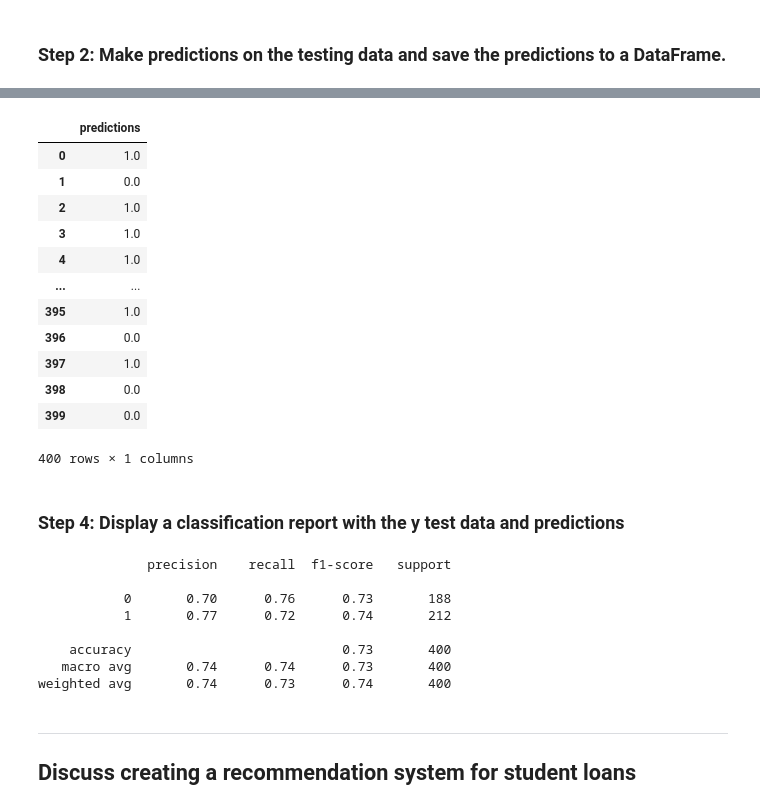
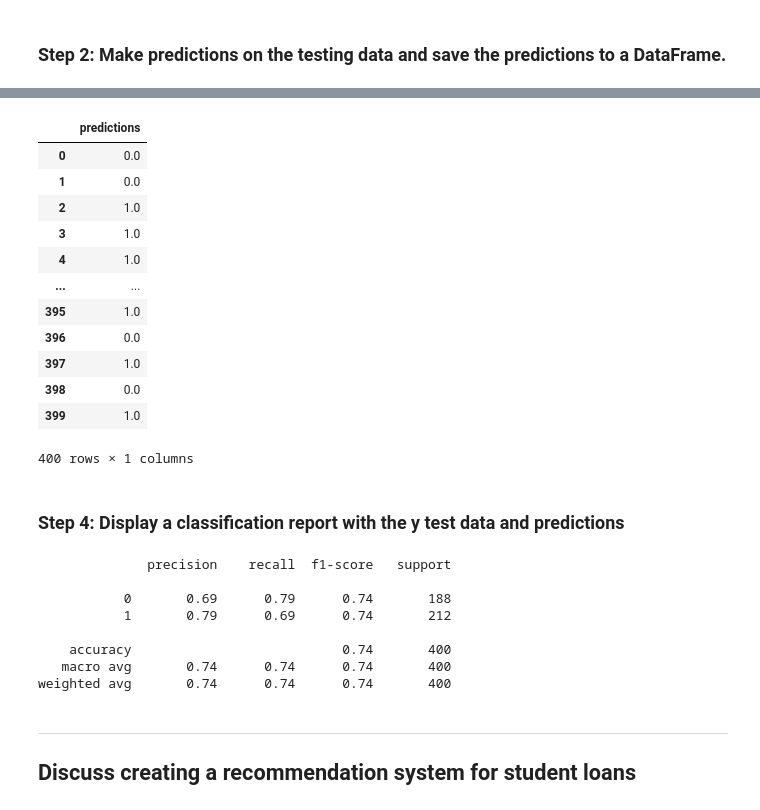
Before and after one commit to markjdba/neural-network-challenge-1, a Jupyter notebook: student_loans_with_deep_learning.ipynb, the cells around one changed output, grey strips where cells are left out. Drawn from its saved outputs; the diff is of its cells as text; code cells hidden in the pictures.

```diff
--- a/student_loans_with_deep_learning.ipynb
+++ b/student_loans_with_deep_learning.ipynb
@@ -241,6 +241,10 @@ nn_model.save(file_path)
 # %%
 # Make predictions with the test data
 
+# predictions = nn_model.predict(X_test_scaled,verbose=2)
+predictions = nn_model.predict(X_test_scaled,verbose=2)
+# predictions
 
 # Display a sample of the predictions
+predictions
 # %% [output]
@@ -253,8 +269,11 @@ array([[0.63573396],
 # %%
 # Save the predictions to a DataFrame and round the predictions to binary results
+predictions_df = pd.DataFrame(columns=["predictions"], data=predictions)
+predictions_df["predictions"] = round(predictions_df["predictions"],0)
+predictions_df
 # %% [output]
 |  | predictions |
-| 0 | 1.0 |
+| 0 | 0.0 |
 | 1 | 0.0 |
 | 2 | 1.0 |
 | 3 | 1.0 |
@@ -264,21 +283,22 @@ array([[0.63573396],
 | 396 | 0.0 |
 | 397 | 1.0 |
 | 398 | 0.0 |
-| 399 | 0.0 |
+| 399 | 1.0 |
 400 rows × 1 columns
 # %% [markdown]
 ### Step 4: Display a classification report with the y test data and predictions
 # %%
 # Print the classification report with the y test data and predictions
+print(classification_report(y_test, predictions_df["predictions"].values))
 # %% [output]
               precision    recall  f1-score   support
 
-           0       0.70      0.76      0.73       188
-           1       0.77      0.72      0.74       212
+           0       0.69      0.79      0.74       188
+           1       0.79      0.69      0.74       212
 
-    accuracy                           0.73       400
-   macro avg       0.74      0.74      0.73       400
-weighted avg       0.74      0.73      0.74       400
+    accuracy                           0.74       400
+   macro avg       0.74      0.74      0.74       400
+weighted avg       0.74      0.74      0.74       400
 # %% [markdown]
 ---
 ## Discuss creating a recommendation system for student loans
```
Also changed, not shown: parts of 5 cells of this notebook.
